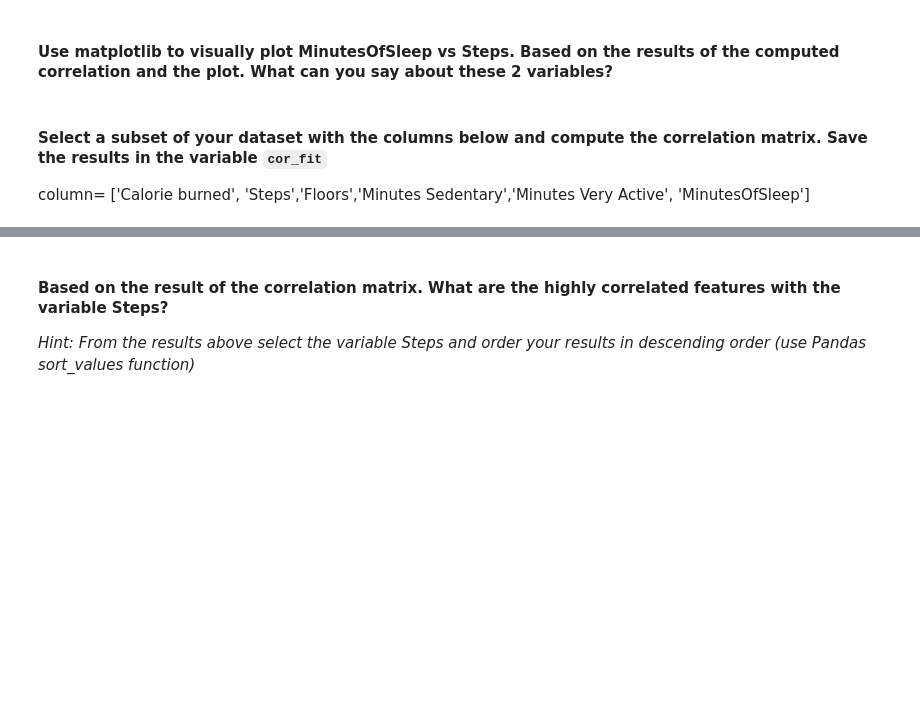
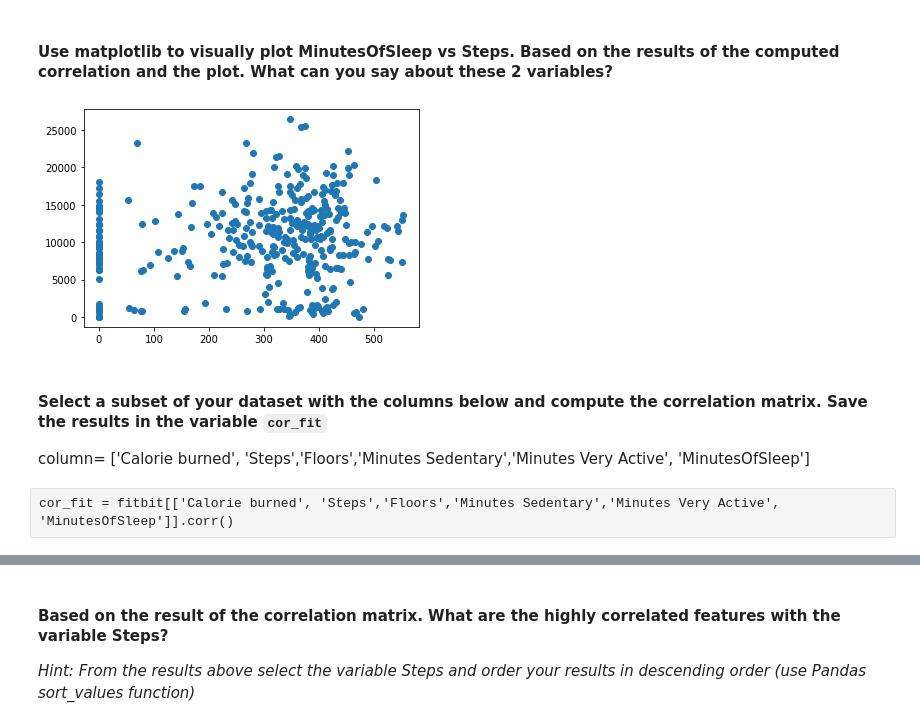
Before and after one commit to ironhack-bcn-data-june-2020/24-lab-pivot-table-and-correlation, a Jupyter notebook: your_code/main.ipynb, the cells around one changed output, grey strips where cells are left out. Saved outputs shown, nothing was run; the diff lists cells and outputs as text; code cells hidden in the pictures; blank space fills up the shorter version.

```diff
--- a/your_code/main.ipynb
+++ b/your_code/main.ipynb
@@ -235,3 +270,7 @@ plt.scatter(x=fitbit['Minutes Very Active'], y=fitbit['Steps']);
+# %%
+plt.scatter(x='MinutesOfSleep', y='Steps', data=fitbit);
+# %% [output]
+[figure, added]
 # %% [markdown]
 #### Select a subset of your dataset with the columns below and compute the correlation matrix. Save the results in the variable `cor_fit`
 column= ['Calorie burned', 'Steps','Floors','Minutes Sedentary','Minutes Very Active', 'MinutesOfSleep']
@@ -241,0 +277,2 @@ column= ['Calorie burned', 'Steps','Floors','Minutes Sedentary','Minutes Very Ac
+# %% [raw]
+cor_fit = fitbit[['Calorie burned', 'Steps','Floors','Minutes Sedentary','Minutes Very Active', 'MinutesOfSleep']].corr()
```
Also changed, not shown: parts of 27 cells of this notebook.
